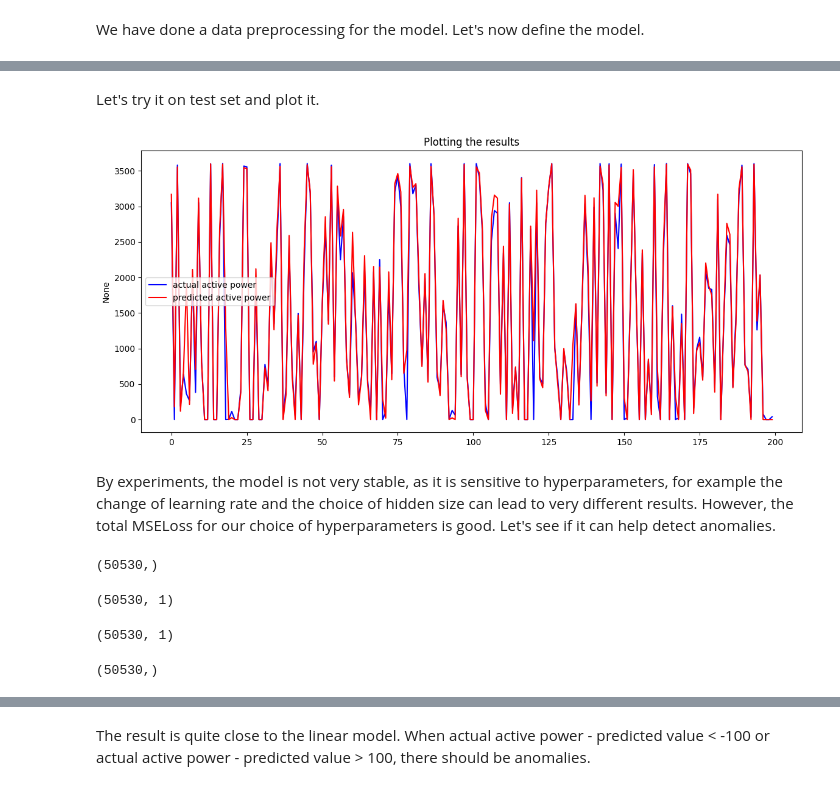
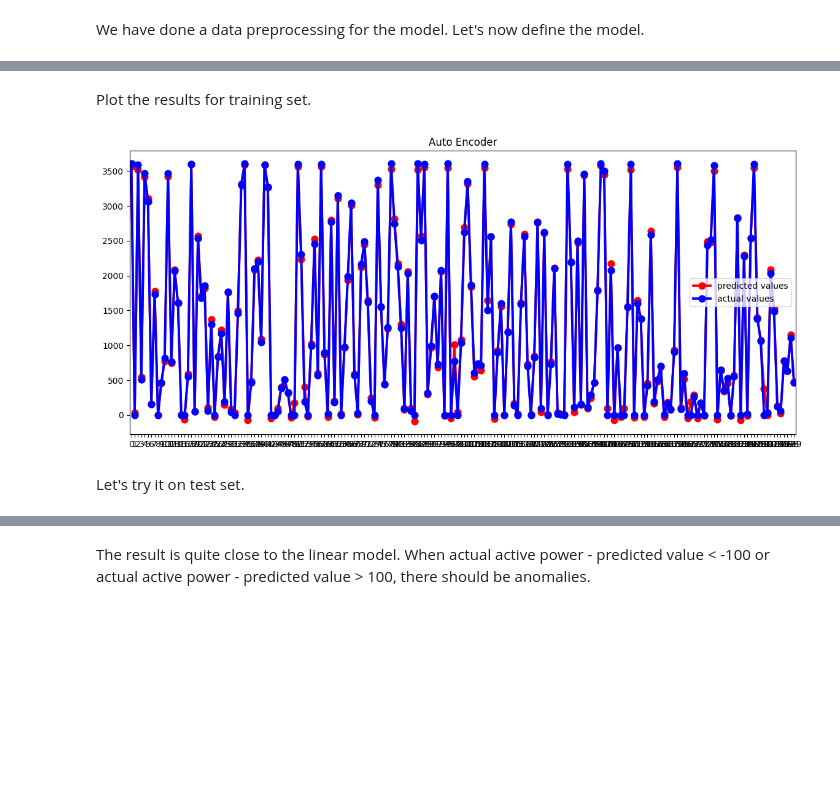
Before and after one commit to thuongtuandang/energy_anomaly_detection, a Jupyter notebook: autoencoders.ipynb, the cells around one changed output, grey strips where cells are left out. Saved outputs shown, nothing was run; the diff lists cells and outputs as text; code cells hidden in the pictures; blank space fills up the shorter version.

```diff
--- a/autoencoders.ipynb
+++ b/autoencoders.ipynb
@@ -161,0 +119,21 @@ plt.show()
+# %%
+# Define a function to plot the results
+import matplotlib.pyplot as plt
+import seaborn as sns
+def point_plot(y_pred, y_true, title, range = 200, start_index = 0):
+    plt.figure(figsize=(14,6))
+    sns.pointplot(
+        x = np.arange(range),
+        y = y_pred[start_index : start_index + range],
+        label = 'predicted values',
+        color = 'red'
+    )
+    sns.pointplot(
+        x = np.arange(range),
+        y = y_true[start_index : start_index + range],
+        label = 'actual values',
+        color = 'blue'
+    )
+    plt.title(title)
+    plt.legend()
+    plt.show()
@@ -162,19 +145,8 @@ plt.show()
+# %% [markdown]
+Plot the results for training set.
+# %%
+point_plot(y_pred = y_train_predict[:,0], y_true = X_train[:,0],start_index = 300,range = 200,title = "Auto Encoder")
+# %% [output]
+[figure, added]
 # %% [markdown]
-Let's try it on test set and plot it.
+Let's try it on test set.
-# %%
-reconstructed_data = []
-for x in X_test:
-    r_data = model(x).detach().numpy()
-    reconstructed_data.append(r_data[0])
-
-plt.figure(figsize=(14, 6))
-length = 200
-sns.lineplot(x = range(length), y = y_test[0:200, 0], label = 'actual active power', color = "b")
-sns.lineplot(x = range(length), y = reconstructed_data[0:200], label = 'predicted active power', color = "r")
-plt.title('Plotting the results')
-plt.legend()
-plt.show()
-# %% [output]
-[figure, removed]
-# %% [markdown]
-By experiments, the model is not very stable, as it is sensitive to hyperparameters, for example the change of learning rate and the choice of hidden size can lead to very different results. However, the total MSELoss for our choice of hyperparameters is good. Let's see if it can help detect anomalies.
@@ -186,23 +152,0 @@ for x in X:
-# %%
-reconstructed_data = np.array(reconstructed_data)
-reconstructed_data.shape
-# %% [output]
-(50530,)
-# %%
-reconstructed_data = reconstructed_data.reshape(-1,1)
-reconstructed_data.shape
-# %% [output]
-(50530, 1)
-# %%
-active_power = y[:,0]
-active_power = active_power.reshape(-1, 1)
-active_power = active_power.detach().numpy()
-active_power.shape
-# %% [output]
-(50530, 1)
-# %%
-residuals = active_power - reconstructed_data
-residuals = residuals.squeeze()
-residuals.shape
-# %% [output]
-(50530,)
```
Also changed, not shown: parts of 16 cells of this notebook, 3 other files.
